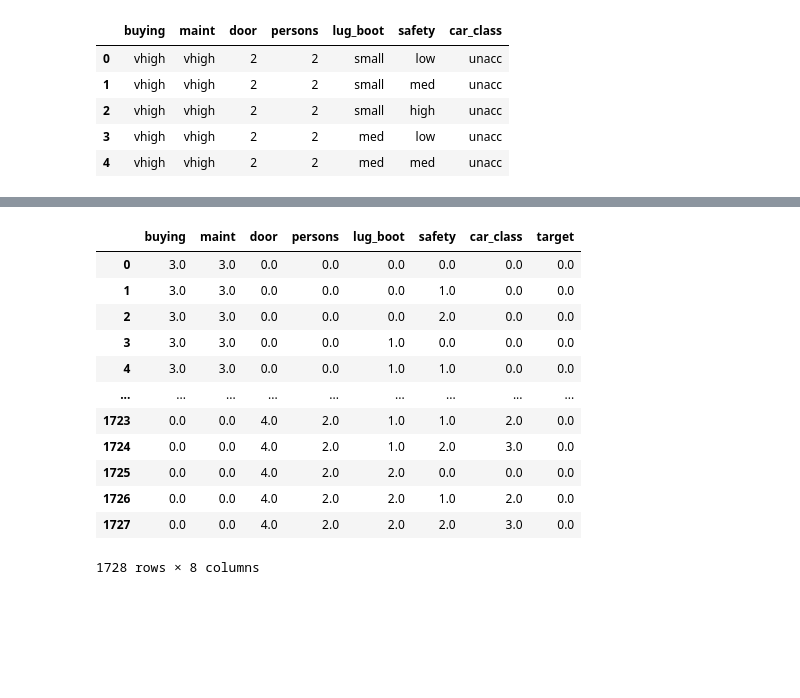
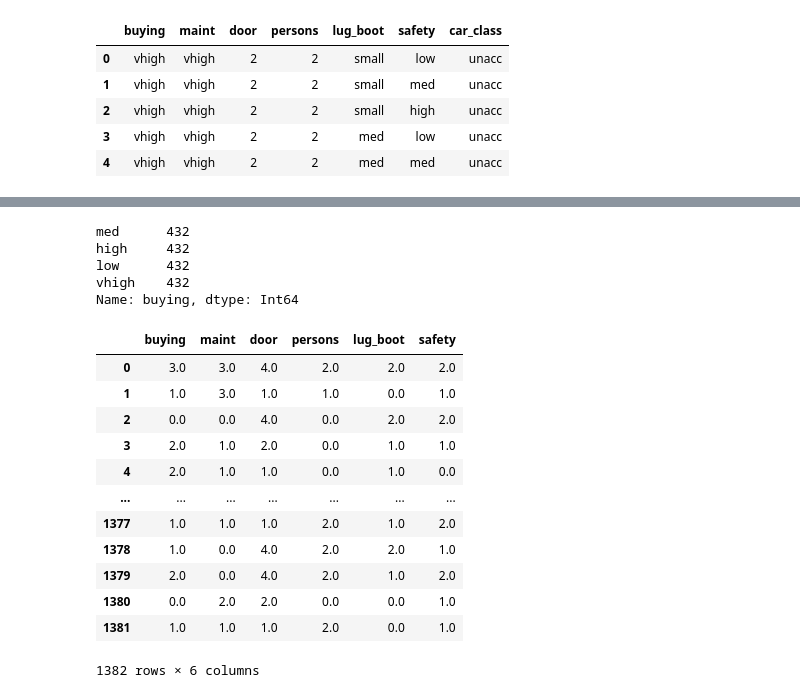
Before and after one commit to 333Kenji/CarClassifier_KNN, a Jupyter notebook: Notebooks/KNN.ipynb, the cells around one changed output, grey strips where cells are left out. Drawn from its saved outputs; the diff is of its cells as text; code cells hidden in the pictures; blank space fills up the shorter version.

```diff
--- a/Notebooks/KNN.ipynb
+++ b/Notebooks/KNN.ipynb
@@ -100,3 +96,0 @@ data = data.rename({'class': 'car_class'}, axis=1)
-# %%
-for i in data.columns:
-    print(data[i].value_counts())
@@ -359,0 +283,16 @@ data[data.target==1]
+# %%
+le = LabelEncoder()
+data['car_class'] = le.fit_transform(data.car_class)
+# %%
+X = data.drop(['car_class'],axis=1)
+y = data.car_class
+# %%
+x_train, x_test, y_train, y_test = train_test_split(X, y , test_size=.2, random_state=42)
+# %%
+data.buying.value_counts()
+# %% [output]
+med      432
+high     432
+low      432
+vhigh    432
+Name: buying, dtype: Int64
@@ -360,16 +310,4 @@ data[data.target==1]
 # %%
-### 2.4 Encoding
-# For this project I'm keeping ML and train/test splits out of at least the transformation/scaling pipeline.
-from sklearn.preprocessing import OneHotEncoder, OrdinalEncoder, StandardScaler, MinMaxScaler
-from sklearn.pipeline import Pipeline
-from sklearn.compose import ColumnTransformer, make_column_transformer
-
-
-nominal_cat_features = ['mjob']
-ordinal_cat_features = ['age']
-scaler_features = list(data.columns)
-
-
 ordinal_cat_encoder = Pipeline(steps=[
     ('ord_cat',OrdinalEncoder())
 ])
@@ -379,46 +317,46 @@ nominal_encoder = Pipeline(steps=[
 ])
 
 scaler_transformer = Pipeline(steps=[
     ('scaler', StandardScaler())])
 
 minmax_scalar_transformer = Pipeline(steps=[
     ('scaler', MinMaxScaler())])
 
 
 preprocessor = ColumnTransformer(
     transformers=[
         ('ord_cat1', OrdinalEncoder(categories=[['low','med','high','vhigh']]),['buying']),
         ('ord_cat2', OrdinalEncoder(categories=[['low','med','high','vhigh']]),['maint']),
         ('ord_cat3', OrdinalEncoder(categories=[['2', '3', '4', 'more', '5more']]),['door']),
         ('ord_cat5', OrdinalEncoder(categories=[['2', '4', 'more']]),['persons']),
         ('ord_cat4', OrdinalEncoder(categories=[['small', 'med', 'big']]),['lug_boot']),
         ('ord_cat6', OrdinalEncoder(categories=[['low','med','high']]),['safety']),
-        ('ord_cat7', OrdinalEncoder(categories=[['unacc','acc','good','vgood']]),['car_class']),
+        #('oe', OneHotEncoder(categories=[['unacc','acc','good','vgood']]),['car_class']),
         #(OrdinalEncoder(categories=['low', 'med', 'high', 'vhigh']), ['buying'])
         #('ohe', nominal_encoder, nominal_cat_features)
         #('scaler', scaler_transformer,scaler_features)
         #('mmax_scaler', minmax_scalar_transformer,scaler_features),
 
-    ],remainder='passthrough'
+    ],remainder='drop'
 )
 
 
 
 transformer = Pipeline(steps=[('preprocessor', preprocessor)])
-df_transformed = pd.DataFrame(transformer.fit_transform(data), columns=data.columns)
+df_transformed = pd.DataFrame(transformer.fit_transform(x_train), columns=x_train.columns)
 data = df_transformed
 data
 # %% [output]
-|  | buying | maint | door | persons | lug_boot | safety | car_class | target |
-| 0 | 3.0 | 3.0 | 0.0 | 0.0 | 0.0 | 0.0 | 0.0 | 0.0 |
-| 1 | 3.0 | 3.0 | 0.0 | 0.0 | 0.0 | 1.0 | 0.0 | 0.0 |
-| 2 | 3.0 | 3.0 | 0.0 | 0.0 | 0.0 | 2.0 | 0.0 | 0.0 |
-| 3 | 3.0 | 3.0 | 0.0 | 0.0 | 1.0 | 0.0 | 0.0 | 0.0 |
-| 4 | 3.0 | 3.0 | 0.0 | 0.0 | 1.0 | 1.0 | 0.0 | 0.0 |
-| ... | ... | ... | ... | ... | ... | ... | ... | ... |
-| 1723 | 0.0 | 0.0 | 4.0 | 2.0 | 1.0 | 1.0 | 2.0 | 0.0 |
-| 1724 | 0.0 | 0.0 | 4.0 | 2.0 | 1.0 | 2.0 | 3.0 | 0.0 |
-| 1725 | 0.0 | 0.0 | 4.0 | 2.0 | 2.0 | 0.0 | 0.0 | 0.0 |
-| 1726 | 0.0 | 0.0 | 4.0 | 2.0 | 2.0 | 1.0 | 2.0 | 0.0 |
-| 1727 | 0.0 | 0.0 | 4.0 | 2.0 | 2.0 | 2.0 | 3.0 | 0.0 |
+|  | buying | maint | door | persons | lug_boot | safety |
+| 0 | 3.0 | 3.0 | 4.0 | 2.0 | 2.0 | 2.0 |
+| 1 | 1.0 | 3.0 | 1.0 | 1.0 | 0.0 | 1.0 |
+| 2 | 0.0 | 0.0 | 4.0 | 0.0 | 2.0 | 2.0 |
+| 3 | 2.0 | 1.0 | 2.0 | 0.0 | 1.0 | 1.0 |
+| 4 | 2.0 | 1.0 | 1.0 | 0.0 | 1.0 | 0.0 |
+| ... | ... | ... | ... | ... | ... | ... |
+| 1377 | 1.0 | 1.0 | 1.0 | 2.0 | 1.0 | 2.0 |
+| 1378 | 1.0 | 0.0 | 4.0 | 2.0 | 2.0 | 1.0 |
+| 1379 | 2.0 | 0.0 | 4.0 | 2.0 | 1.0 | 2.0 |
+| 1380 | 0.0 | 2.0 | 2.0 | 0.0 | 0.0 | 1.0 |
+| 1381 | 1.0 | 1.0 | 1.0 | 2.0 | 0.0 | 1.0 |
-1728 rows × 8 columns
+1382 rows × 6 columns
```
Also changed, not shown: parts of 43 cells of this notebook, 1 other file.
